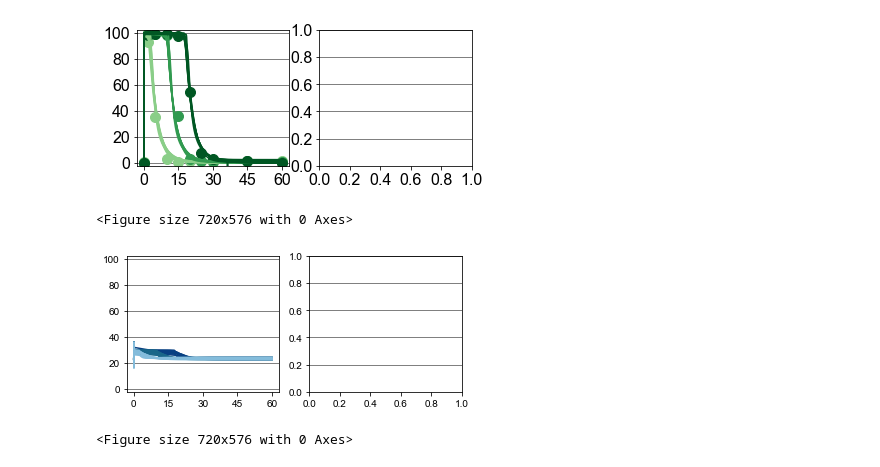
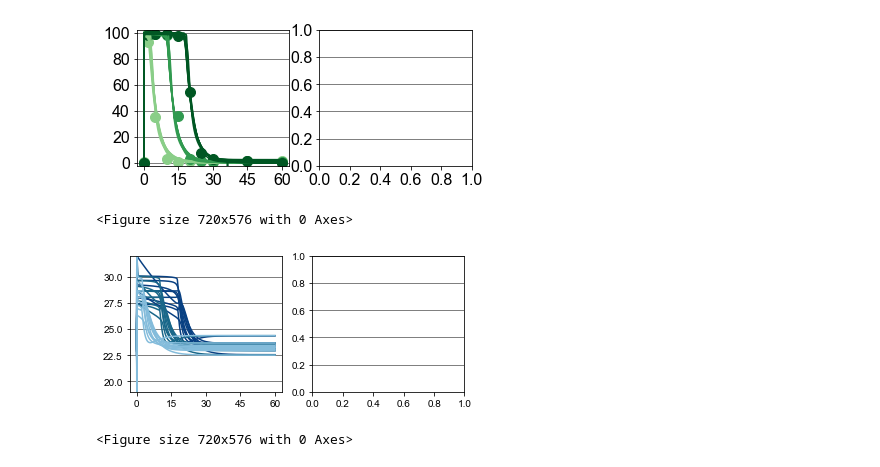
Before and after one commit to elstonlab/HOG-branch-dynamics, a Jupyter notebook: Combined/Visualizations/200527_OM_30_Sho1exp - Kimiko 2.ipynb, the cells around one changed output. Cells and saved outputs as stored; diff of their text form; code cells hidden in the pictures.

```diff
--- a/Combined/Visualizations/200527_OM_30_Sho1exp - Kimiko 2.ipynb
+++ b/Combined/Visualizations/200527_OM_30_Sho1exp - Kimiko 2.ipynb
@@ -156,10 +156,10 @@ plotting.plt_param_behaviors(model_fxns, sorted_thetas_EA, 10, total_protein, in
 [figure]
 # %%
 # PLOT INDIVIDUAL SIMS
-plotting.plt_param_behaviors(model_fxns, sorted_thetas_EA[1:], 10, total_protein, inits,  doses[::-1], time, 'nuc', None, mapk_time=nuc_time,ss=True)
+plotting.plt_param_behaviors(model_fxns, sorted_thetas_EA[1:11], 20, total_protein, inits,  doses[::-1], time, 'nuc', None, mapk_time=nuc_time,ss=True)
 # %% [output]
 <Figure size 720x576 with 0 Axes>
-[figure, old version]
+[figure, new version]
 # %%
 #sho1 only
 plotting.plt_param_behaviors(model_fxns, sorted_thetas_EA, 1, total_protein, inits,  doses, time, 'sho1', mapk_wt_data=None, mapk_time=nuc_time,ss=True)
```
Also changed, not shown: parts of 34 cells of this notebook, 5 other files.
